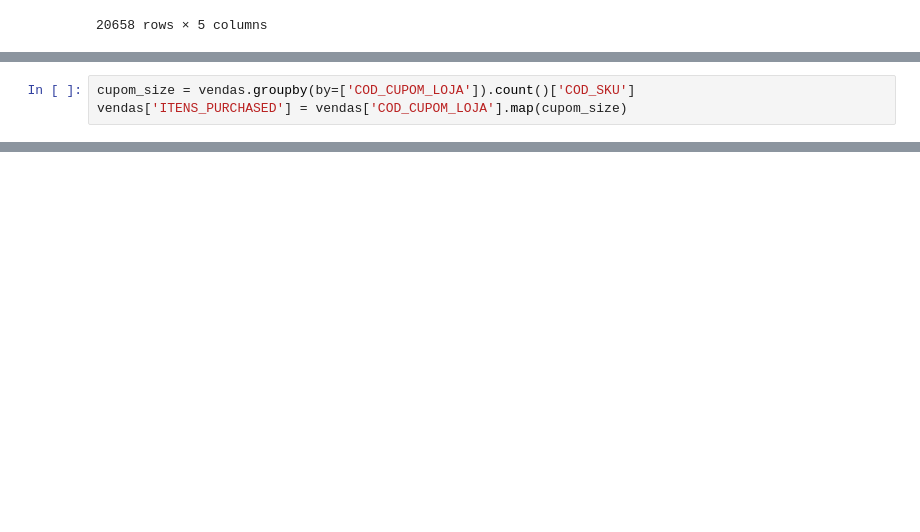
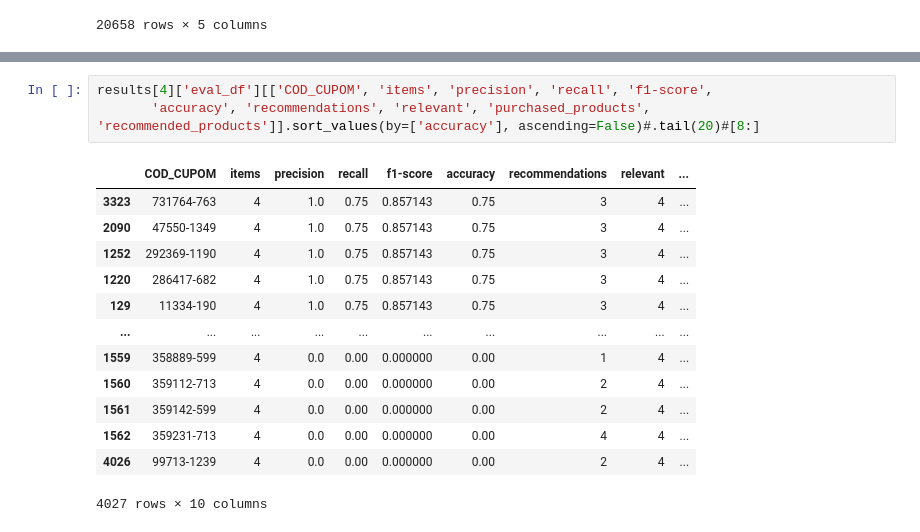
Before and after one commit to cristianomm/PUCRS, a Jupyter notebook: 2024-02/98H15-04 - Projeto em Ciência de Dados III/model_1.ipynb, the cells around one changed output, grey strips where cells are left out. Drawn from its saved outputs; the diff is of its cells as text; blank space fills up the shorter version.

```diff
--- a/2024-02/98H15-04 - Projeto em Ciência de Dados III/model_1.ipynb
+++ b/2024-02/98H15-04 - Projeto em Ciência de Dados III/model_1.ipynb
@@ -425,3 +451,0 @@ print(f'extracted {len(rules)} rules')
-# %%
-cupom_size = vendas.groupby(by=['COD_CUPOM_LOJA']).count()['COD_SKU']
-vendas['ITENS_PURCHASED'] = vendas['COD_CUPOM_LOJA'].map(cupom_size)
@@ -533,3 +655,20 @@ rules_temp
+# %%
+results[4]['eval_df'][['COD_CUPOM', 'items', 'precision', 'recall', 'f1-score',
+       'accuracy', 'recommendations', 'relevant', 'purchased_products', 'recommended_products']].sort_values(by=['accuracy'], ascending=False)#.tail(20)#[8:]
+# %% [output]
+|  | COD_CUPOM | items | precision | recall | f1-score | accuracy | recommendations | relevant | ... |
+| 3323 | 731764-763 | 4 | 1.0 | 0.75 | 0.857143 | 0.75 | 3 | 4 | ... |
+| 2090 | 47550-1349 | 4 | 1.0 | 0.75 | 0.857143 | 0.75 | 3 | 4 | ... |
+| 1252 | 292369-1190 | 4 | 1.0 | 0.75 | 0.857143 | 0.75 | 3 | 4 | ... |
+| 1220 | 286417-682 | 4 | 1.0 | 0.75 | 0.857143 | 0.75 | 3 | 4 | ... |
+| 129 | 11334-190 | 4 | 1.0 | 0.75 | 0.857143 | 0.75 | 3 | 4 | ... |
+| ... | ... | ... | ... | ... | ... | ... | ... | ... | ... |
+| 1559 | 358889-599 | 4 | 0.0 | 0.00 | 0.000000 | 0.00 | 1 | 4 | ... |
+| 1560 | 359112-713 | 4 | 0.0 | 0.00 | 0.000000 | 0.00 | 2 | 4 | ... |
+| 1561 | 359142-599 | 4 | 0.0 | 0.00 | 0.000000 | 0.00 | 2 | 4 | ... |
+| 1562 | 359231-713 | 4 | 0.0 | 0.00 | 0.000000 | 0.00 | 4 | 4 | ... |
+| 4026 | 99713-1239 | 4 | 0.0 | 0.00 | 0.000000 | 0.00 | 2 | 4 | ... |
+4027 rows × 10 columns
 # %%
 filtered_rules = rules[rules['lhs'].apply(lambda x: any(sku in x for sku in [91659, 100018365]))]
 filtered_rules = filtered_rules.sort_values(by=['support', 'lift', 'confidence', 'conviction'], ascending=False)
```
Also changed, not shown: parts of 38 cells of this notebook.
